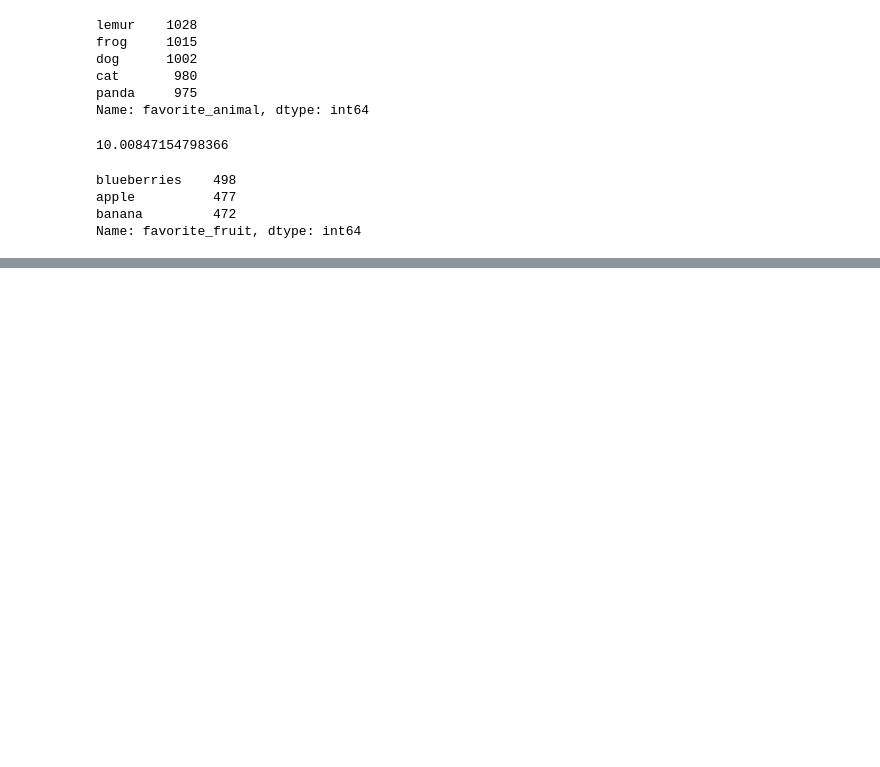
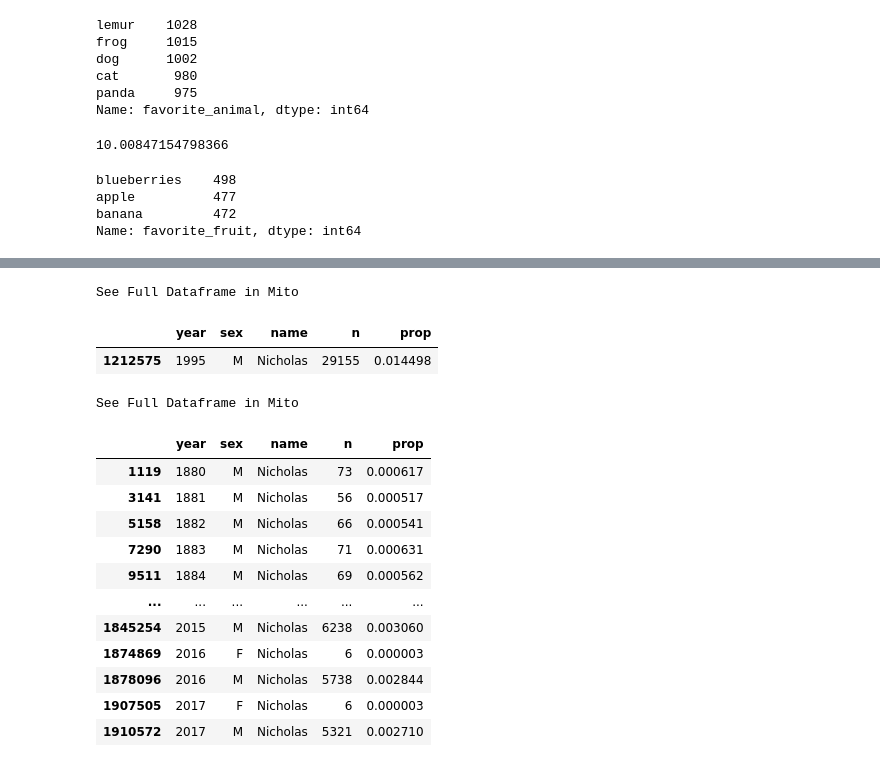
Before and after one commit to nicholas-dougherty/regression-exercises, a Jupyter notebook: warmup.ipynb, the cells around one changed output, grey strips where cells are left out. Cells and saved outputs as stored; diff of their text form; code cells hidden in the pictures; blank space fills up the shorter version.

```diff
--- a/warmup.ipynb
+++ b/warmup.ipynb
@@ -70,0 +143,4 @@ Name: favorite_fruit, dtype: int64
+# %%
+url = 'https://raw.githubusercontent.com/zgulde/tidytuesday/master/data/2022/2022-03-22/babynames.csv'
+df = pd.read_csv(url)
+df.head()
@@ -70,0 +176,22 @@ Name: favorite_fruit, dtype: int64
+# %%
+df[df['name'] == 'Nicholas'].sort_values(by='n', ascending=False).head(1)
+# %% [output]
+See Full Dataframe in Mito
+|  | year | sex | name | n | prop |
+| 1212575 | 1995 | M | Nicholas | 29155 | 0.014498 |
+# %%
+df[df['name'] == 'Nicholas'].sort_values(by='year')
+# %% [output]
+See Full Dataframe in Mito
+|  | year | sex | name | n | prop |
+| 1119 | 1880 | M | Nicholas | 73 | 0.000617 |
+| 3141 | 1881 | M | Nicholas | 56 | 0.000517 |
+| 5158 | 1882 | M | Nicholas | 66 | 0.000541 |
+| 7290 | 1883 | M | Nicholas | 71 | 0.000631 |
+| 9511 | 1884 | M | Nicholas | 69 | 0.000562 |
+| ... | ... | ... | ... | ... | ... |
+| 1845254 | 2015 | M | Nicholas | 6238 | 0.003060 |
+| 1874869 | 2016 | F | Nicholas | 6 | 0.000003 |
+| 1878096 | 2016 | M | Nicholas | 5738 | 0.002844 |
+| 1907505 | 2017 | F | Nicholas | 6 | 0.000003 |
+| 1910572 | 2017 | M | Nicholas | 5321 | 0.002710 |
```
Also changed, not shown: parts of 11 cells of this notebook.
